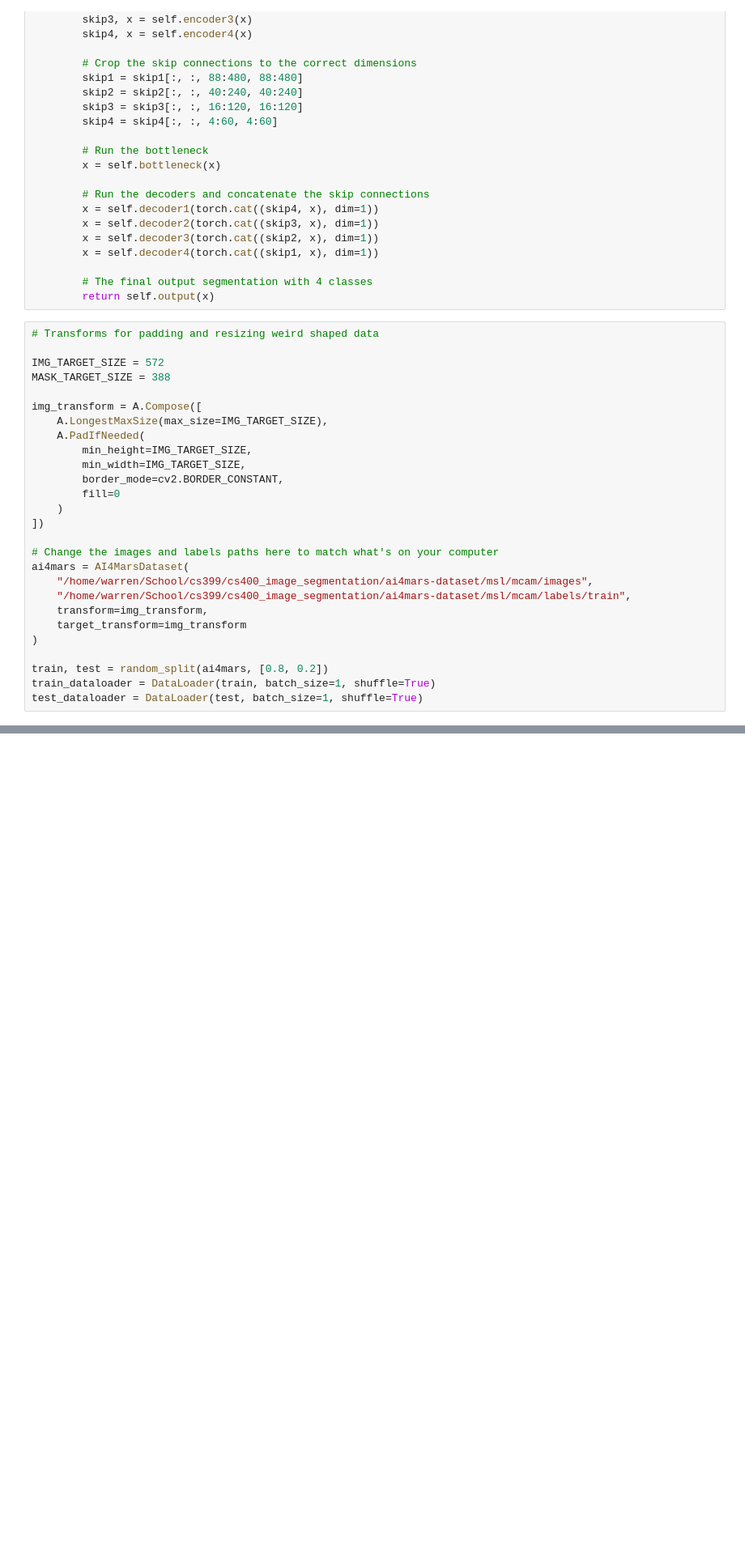
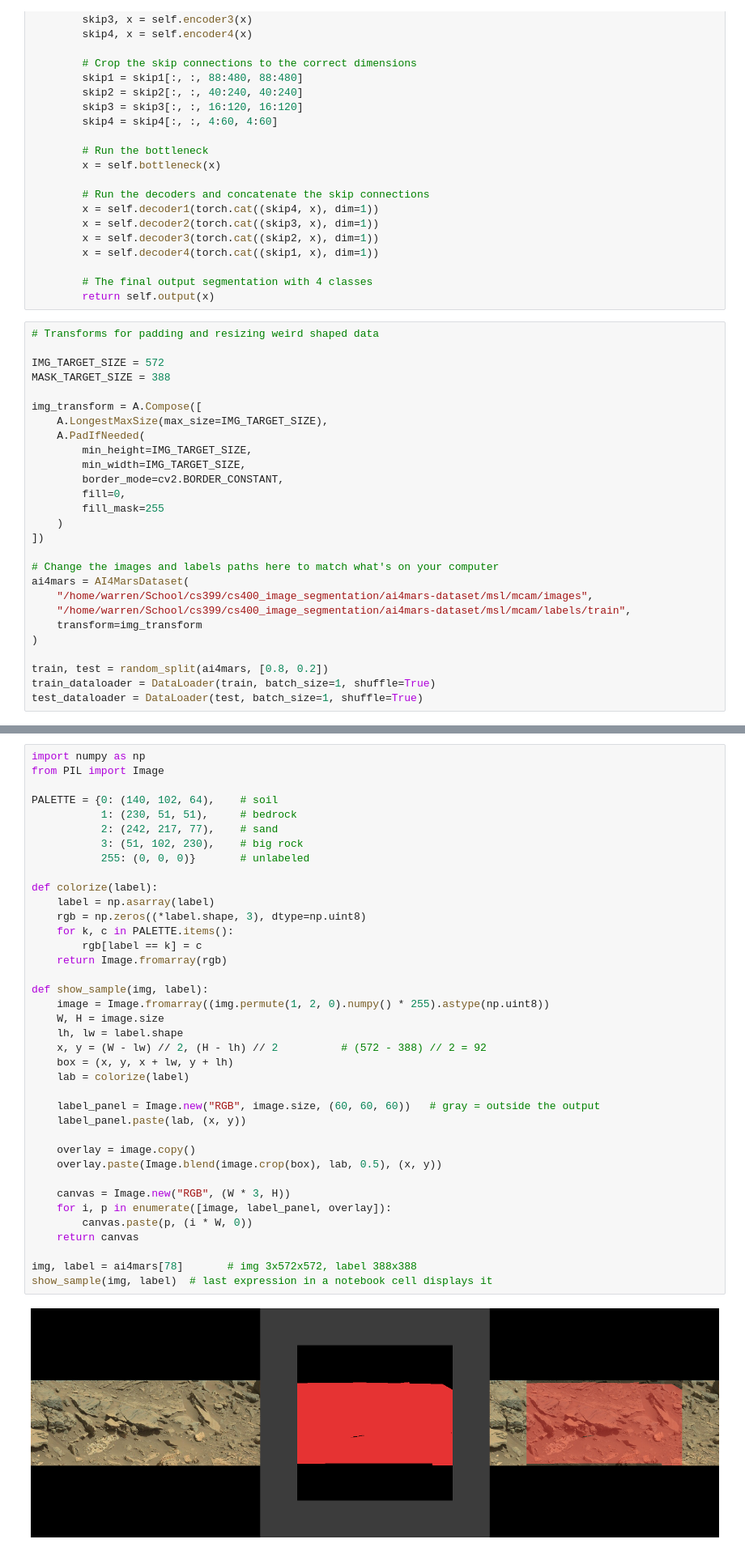
Before and after one commit to noazlee/cs400_image_segmentation, a Jupyter notebook: U-Net/u-net.ipynb, the cells around one changed output, grey strips where cells are left out. Shown at 81% size. Cells and saved outputs as stored; diff of their text form; blank space fills up the shorter version.

Commit message:
Changes to image transform

```diff
--- a/U-Net/u-net.ipynb
+++ b/U-Net/u-net.ipynb
@@ -173,7 +168,8 @@ img_transform = A.Compose([
         min_height=IMG_TARGET_SIZE,
         min_width=IMG_TARGET_SIZE,
         border_mode=cv2.BORDER_CONSTANT,
-        fill=0
+        fill=0,
+        fill_mask=255
     )
 ])
 
@@ -181,8 +177,7 @@ img_transform = A.Compose([
 ai4mars = AI4MarsDataset(
     "/home/warren/School/cs399/cs400_image_segmentation/ai4mars-dataset/msl/mcam/images",
     "/home/warren/School/cs399/cs400_image_segmentation/ai4mars-dataset/msl/mcam/labels/train",
-    transform=img_transform,
-    target_transform=img_transform
+    transform=img_transform
 )
 
 train, test = random_split(ai4mars, [0.8, 0.2])
@@ -191,2 +189,42 @@ test_dataloader = DataLoader(test, batch_size=1, shuffle=True)
+# %%
+import numpy as np
+from PIL import Image
+
+PALETTE = {0: (140, 102, 64),    # soil
+           1: (230, 51, 51),     # bedrock
+           2: (242, 217, 77),    # sand
+           3: (51, 102, 230),    # big rock
+           255: (0, 0, 0)}       # unlabeled
+
+def colorize(label):
+    label = np.asarray(label)
+    rgb = np.zeros((*label.shape, 3), dtype=np.uint8)
+    for k, c in PALETTE.items():
+        rgb[label == k] = c
+    return Image.fromarray(rgb)
+
+def show_sample(img, label):
+    image = Image.fromarray((img.permute(1, 2, 0).numpy() * 255).astype(np.uint8))
+    W, H = image.size
+    lh, lw = label.shape
+    x, y = (W - lw) // 2, (H - lh) // 2          # (572 - 388) // 2 = 92
+    box = (x, y, x + lw, y + lh)
+    lab = colorize(label)
+
+    label_panel = Image.new("RGB", image.size, (60, 60, 60))   # gray = outside the output
+    label_panel.paste(lab, (x, y))
+
+    overlay = image.copy()
+    overlay.paste(Image.blend(image.crop(box), lab, 0.5), (x, y))
+
+    canvas = Image.new("RGB", (W * 3, H))
+    for i, p in enumerate([image, label_panel, overlay]):
+        canvas.paste(p, (i * W, 0))
+    return canvas
+
+img, label = ai4mars[78]       # img 3x572x572, label 388x388
+show_sample(img, label)  # last expression in a notebook cell displays it
+# %% [output]
+[figure, added]
 # %%
 model = UNet().to(device)
```
Also changed, not shown: parts of 3 cells of this notebook.
